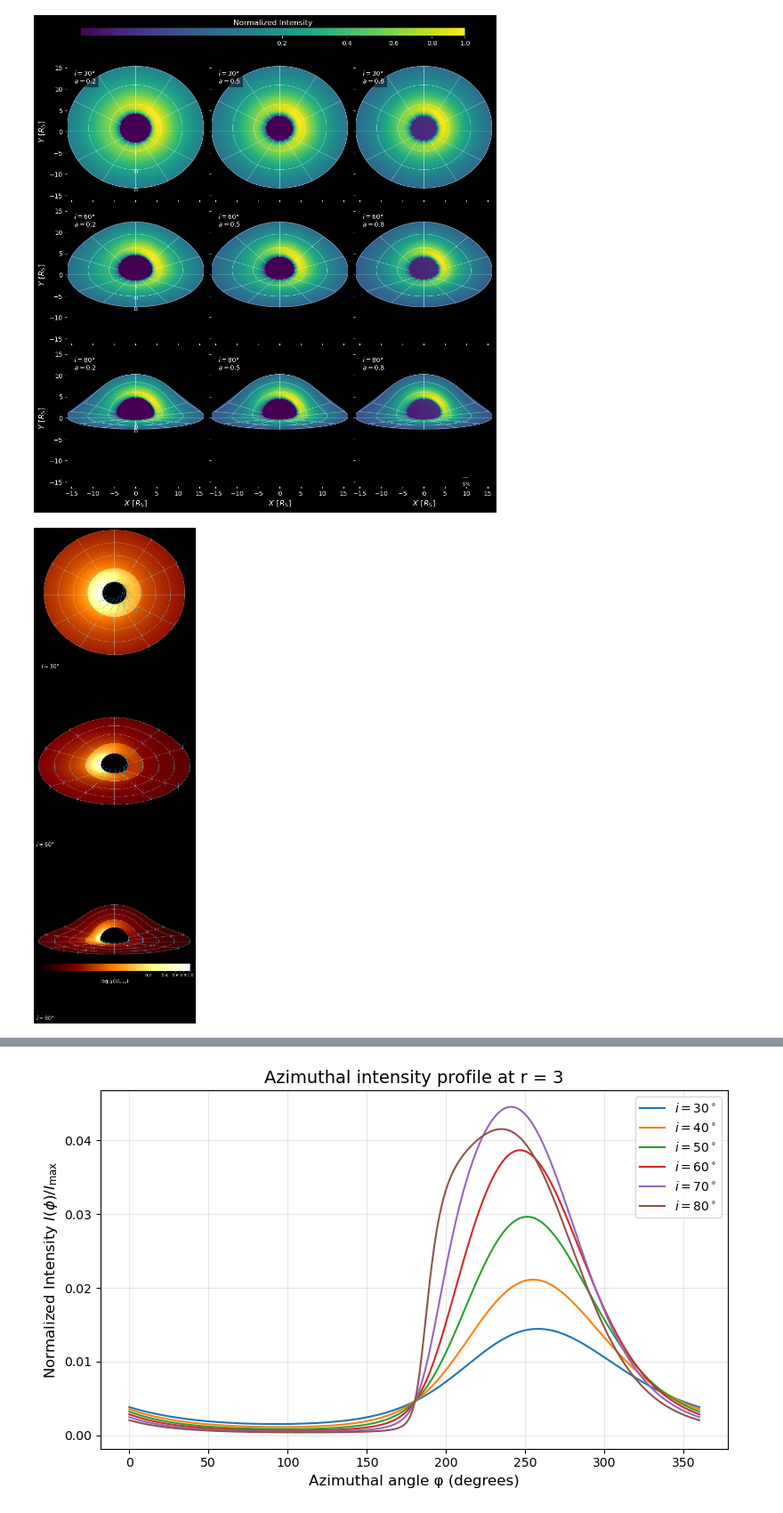
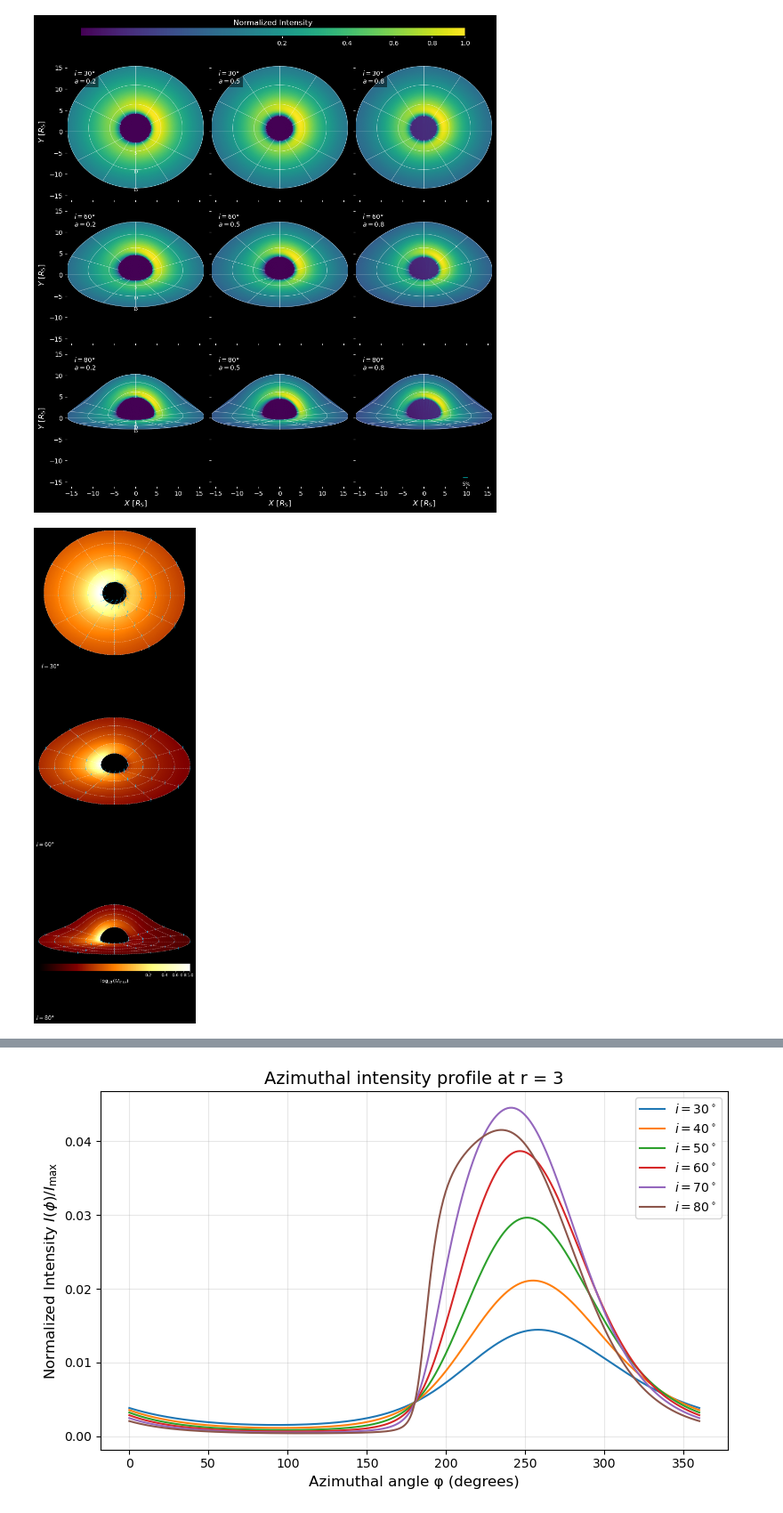
Before and after one commit to MehulGoyal22/PolAccDisk, a Jupyter notebook: polarization_analysis.ipynb, the cells around one changed output, grey strips where cells are left out. Shown at 89% size. Drawn from its saved outputs; the diff is of its cells as text; code cells hidden in the pictures.

Commit message:
Corrections to compton plotting code

```diff
--- a/polarization_analysis.ipynb
+++ b/polarization_analysis.ipynb
@@ -3013,7 +3018,7 @@ def plot_accretion_disk_image(ax, i_deg):
     i = np.deg2rad(i_deg)
 
     # Build (r, phi) grid
-    r_min, r_max, n_r = 2, 14, 400
+    r_min, r_max, n_r = 2, 14, 1000
     phi_min, phi_max, n_phi = 0, 2*np.pi, 400
     r = np.linspace(r_min, r_max, n_r)
     phi = np.linspace(phi_min, phi_max, n_phi)
@@ -3039,7 +3044,7 @@ def plot_accretion_disk_image(ax, i_deg):
     g              = delta*np.sqrt(1 - u)
     cos_zeta_prime = delta*cos_zeta
 
-    t_u_fourth    = u**3 * (np.sqrt(1 - u))
+    t_u_fourth    = u**3 * (1 - np.sqrt(u))
     numerator = 1 + 5.3*cos_zeta_prime - 0.2*cos_zeta_prime**2
     denominator = 1 + 1.3*cos_zeta_prime + 4.4*cos_zeta_prime**2
     a_es          = (1.73*cos_zeta_prime)*(numerator/denominator)
@@ -3048,13 +3053,13 @@ def plot_accretion_disk_image(ax, i_deg):
     # Instead of assigning selectively, do it for the whole array
     I_map = np.where(
     r_grid <= 5,
-    (g**4) * t_u_fourth * a_es * (10/3)*(500**0.3 - 10**0.3),
-    (g**4) * t_u_fourth * a_es * (np.log(50)))
+    (g**3.7) * t_u_fourth * a_es * (10/3)*(10**0.3 - 1**0.3),
+    (g**4) * t_u_fourth * a_es * (np.log(10)))
 
 
 
     num_pd = 1 + 16.3*cos_zeta_prime + 6.2*cos_zeta_prime**2
-    den_pd = 1 + 1.3*cos_zeta_prime + 4.4*cos_zeta_prime**2
+    den_pd = 1 + 8.2*cos_zeta_prime -  2.1*cos_zeta_prime**2
     pd = 0.064*(1 - cos_zeta_prime) * (num_pd/den_pd)
 
     a_tilde   = (1 - cos_alpha*cos_psi)/(cos_alpha - cos_psi)
@@ -3154,7 +3159,7 @@ def plot_accretion_disk_image(ax, i_deg):
 
     # local polarization
     num_pd = 1 + 16.3*cos_zetapq + 6.2*cos_zetapq**2
-    den_pd = 1 + 1.3*cos_zetapq + 4.4*cos_zetapq**2
+    den_pd = 1 + 8.2*cos_zetapq - 2.1*cos_zetapq**2
     pd_qmesh        = 0.064*(1 - cos_zetapq) * (num_pd/den_pd)
 
     # polarization angle transport
@@ -3178,34 +3183,34 @@ def plot_accretion_disk_image(ax, i_deg):
     Uq = -pd_qmesh * np.sin(pa_qmesh) * scale
     Vq =  pd_qmesh * np.cos(pa_qmesh) * scale
 
     # 6) and plot
     ax.quiver(
         Xq, Yq, Uq, Vq,
         color='deepskyblue', headwidth=0, headlength=0, headaxislength=0,
         pivot='middle', scale_units='xy', scale=1,
         width=0.002, linewidths=0.3
     )
 
     ax.set_aspect('equal', 'box')
     ax.axis('off')
     ax.text(-15, -15, f'$i={i_deg}°$', color='white', fontsize=16,
             bbox=dict(facecolor='black', alpha=0.6, pad=0.2))
     return im
 
 # Main script
 fig, axes = plt.subplots(3,1, figsize=(8,24), facecolor='black')
 for ax, i_deg in zip(axes, [30,60,80]):
     im = plot_accretion_disk_image(ax, i_deg)
     ax.axis('off')
 
 cbar = fig.colorbar(im, ax=axes, orientation='horizontal', fraction=0.04, pad=0.02)
 cbar.set_label(r'$\log_{10}(I/I_{\max})$', color='white', fontsize=14)
 cbar.ax.tick_params(colors='white', labelsize=12)
 
 plt.savefig('compton_disk.png', dpi=300, bbox_inches='tight', facecolor='black')
 plt.show()
 # %% [output]
-[figure, old version]
+[figure, new version]
 # %%
 import numpy as np
 import matplotlib.pyplot as plt
```
Also changed, not shown: parts of 5 cells of this notebook, 4 other files.
